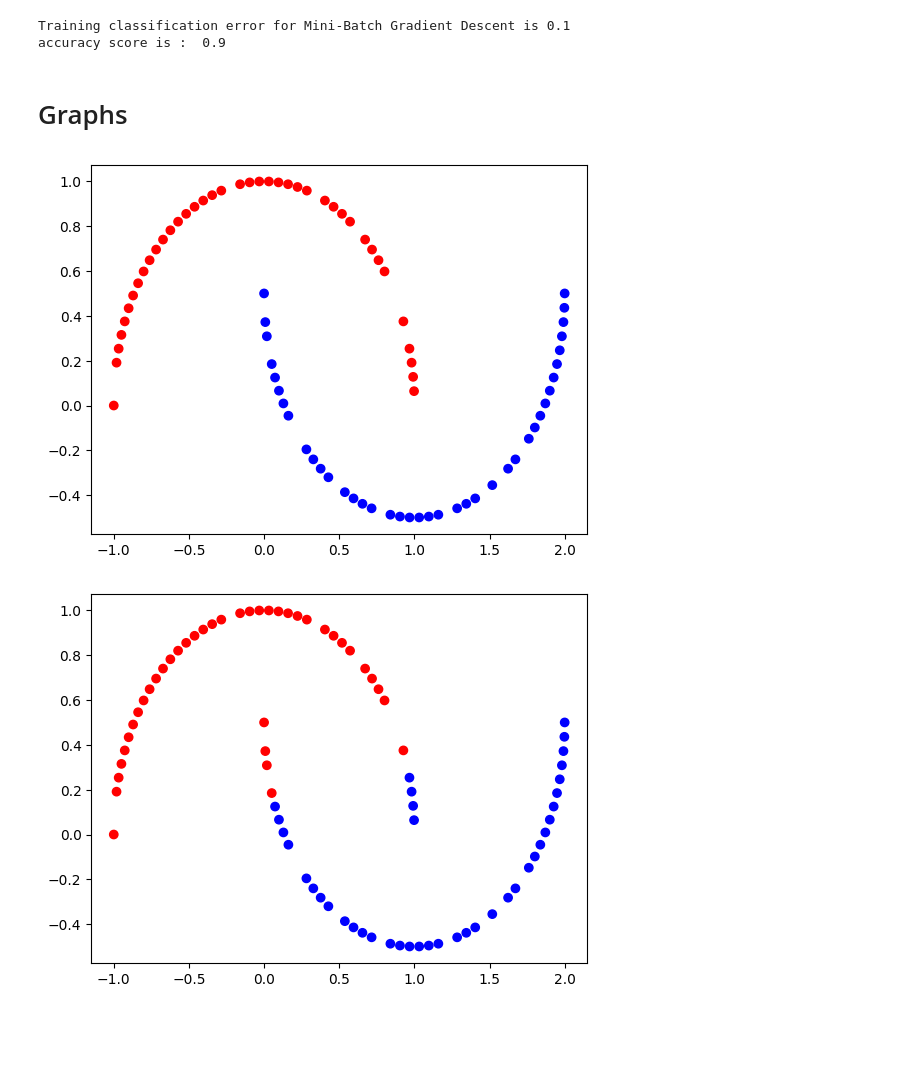
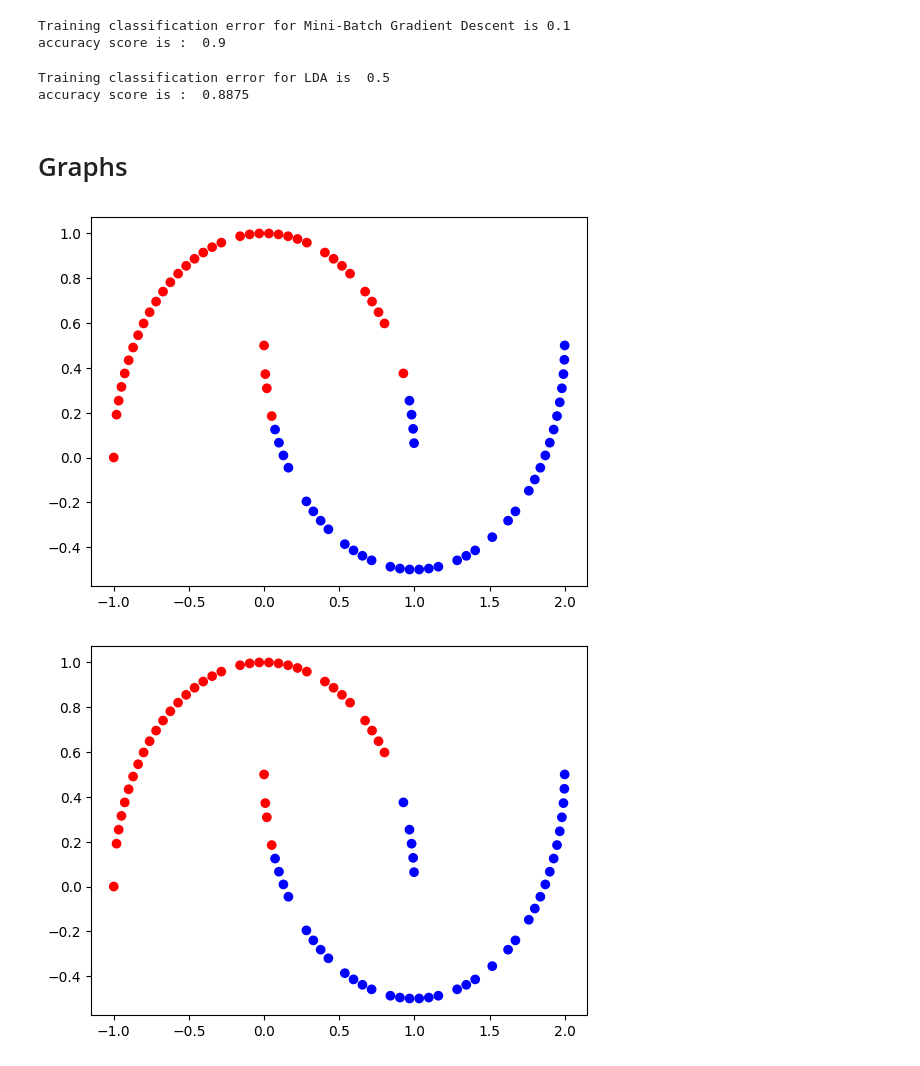
Before and after one commit to sanjeet-jain/cs-559, a Jupyter notebook: S23_CS559_Project1_Nonlinear/Non Linear Porject 1.ipynb, the cells around one changed output. Drawn from its saved outputs; the diff is of its cells as text; code cells hidden in the pictures; blank space fills up the shorter version.

```diff
--- a/S23_CS559_Project1_Nonlinear/Non Linear Porject 1.ipynb
+++ b/S23_CS559_Project1_Nonlinear/Non Linear Porject 1.ipynb
@@ -265,3 +273,6 @@ w_mbgd, objvals_mbgd = mbgd(X_train_scaled, y_train_scaled, lam, learning_rate,
+# %%
+# train LDA
+w_lda, x_lda = LDA(X_train_scaled,y_train_scaled.ravel())
 # %% [markdown]
 # 5. Prediction
 ### Compare the training and testing accuracy for logistic regression and regularized logistic regression.
@@ -286,21 +297,37 @@ print('accuracy score is : ',accuracy_score(f_train_mbgd,y_train_scaled))
 # %% [output]
 Training classification error for Mini-Batch Gradient Descent is 0.1
 accuracy score is :  0.9
+# %%
+# LDA
+f_train_lda = predict(w_lda, X_train_scaled)
+diff = np.abs(f_train_lda - y_train_scaled) / 2
+error_train_lda = np.mean(diff)
+print('Training classification error for LDA is ', error_train_lda)
+print('accuracy score is : ',accuracy_score(f_train_lda,y_train_scaled))
+# %% [output]
+Training classification error for LDA is  0.5
+accuracy score is :  0.8875
 # %% [markdown]
 # Graphs
 # %%
 #descaling data for graph plots
-y_pred_unscaled = y_train_scaled*y_std + y_mean
-y_pred_unscaled=y_pred_unscaled.astype(int)
+
 f_train_mbgd = f_train_mbgd*y_std + y_mean
 f_train_mbgd=f_train_mbgd.astype(int)
+
+f_train_lda = f_train_lda*y_std + y_mean
+f_train_lda=f_train_lda.astype(int)
 # %%
 colors = np.array(['red', 'blue'])
-plt.scatter(X_train[:, 0], X_train[:, 1], color=colors[y_pred_unscaled.ravel()])
-plt.show()
 
 plt.scatter(X_train[:, 0], X_train[:, 1], color=colors[f_train_mbgd.ravel()])
 plt.show()
 # %% [output]
-[figure, old version]
+[figure, new version]
-[figure, removed]
+# %%
+colors = np.array(['red', 'blue'])
+
+plt.scatter(X_train[:, 0], X_train[:, 1], color=colors[f_train_lda.ravel()])
+plt.show()
+# %% [output]
+[figure, added]
```
Also changed, not shown: parts of 7 cells of this notebook.
